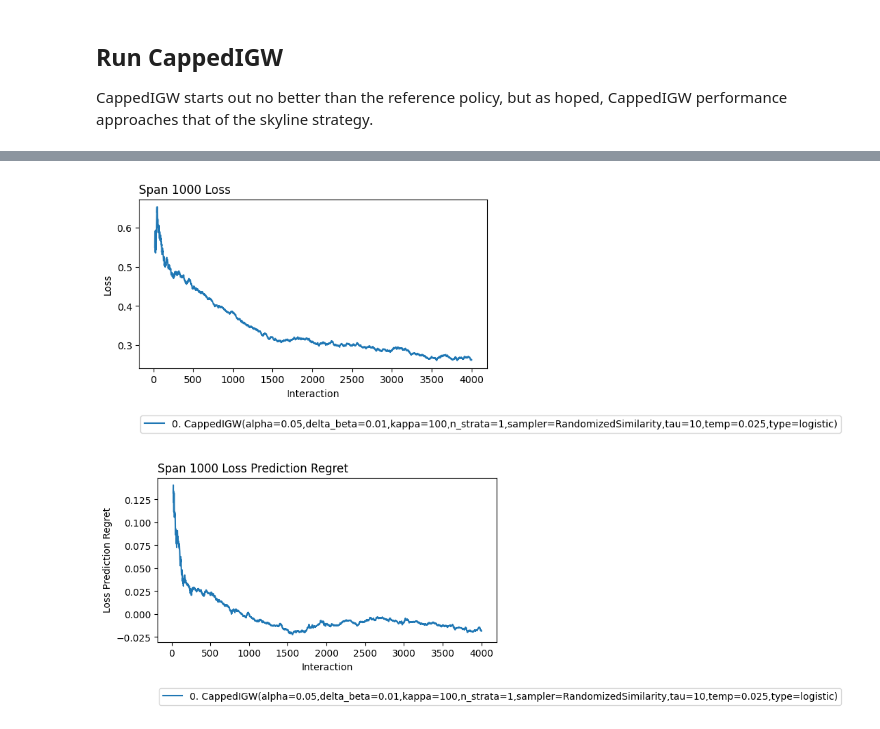
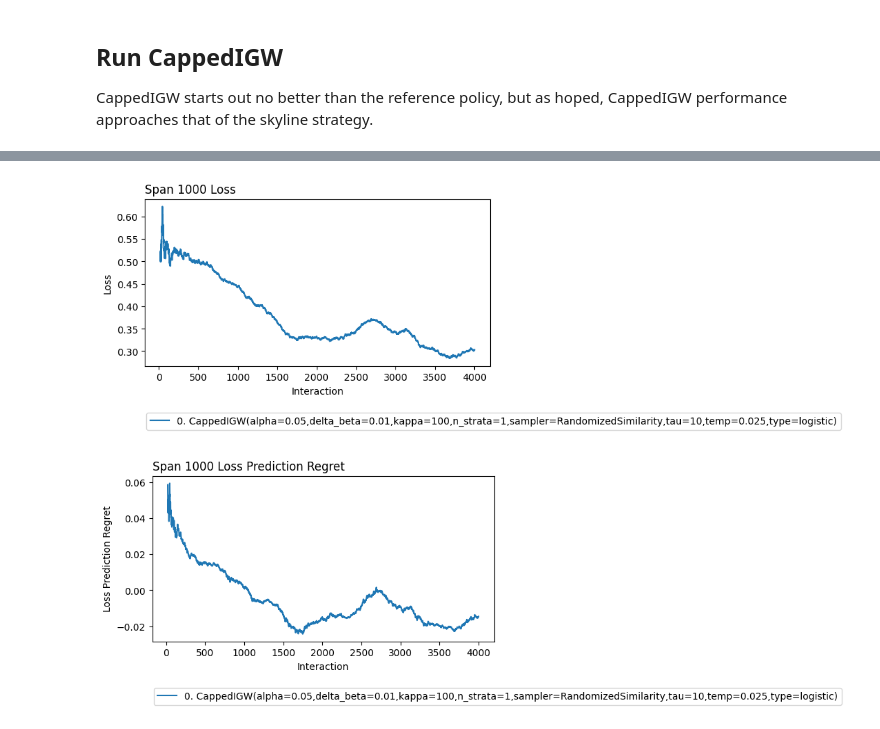
Before and after one commit to mrucker/onoff_experiments, a Jupyter notebook: demo/demo-example-selector.ipynb, the cells around one changed output, grey strips where cells are left out. Saved outputs shown, nothing was run; the diff lists cells and outputs as text; code cells hidden in the pictures.

```diff
--- a/demo/demo-example-selector.ipynb
+++ b/demo/demo-example-selector.ipynb
@@ -191,7 +193,8 @@ class MyLossPredictor(LossPredictor):
         with warnings.catch_warnings():
             warnings.filterwarnings('ignore')
             self.opt.step()
-            self.scheduler.step()
+            if self.scheduler:
+                self.scheduler.step()
 
         with torch.no_grad():
             y_av = self.y_sum/self.t
@@ -305,11 +308,10 @@ CappedIGW starts out no better than the reference policy, but as hoped, CappedIG
 import numpy
 import torch
 import coba
+import cocob
 from LetCatEnvironment import LetCatEnvironment
 from CappedIGW import CappedIGW
 
-lr = 1e-1
-tzero = 10
 gamma_tzero = 1e-4
 batch_size = 4
 n_batches = 1_000
@@ -321,8 +323,8 @@ rs_025_30 = RandomizedSimilarity(embedder, examples, ex_embeddings, batch_size=3
 
 fhat = MyLossPredictor(
     set_size=3,
-    opt_factory=lambda params: torch.optim.Adam(params,lr=lr),
-    sched_factory=lambda opt: torch.optim.lr_scheduler.LambdaLR(opt, lr_lambda=lambda t:(1+t/tzero)**(-.5))
+    opt_factory=lambda params: cocob.COCOB(params),
+    sched_factory=lambda opt: None,
 )
 
 env = coba.Environments(letcat).take(n_batches*batch_size).batch(batch_size)
@@ -344,2 +346,2 @@ result.where(learner_id=len(lrn)-1).plot_learners(y='loss_prediction_regret',xli
-[figure, old version]
+[figure, new version]
-[figure, old version]
+[figure, new version]
```
Also changed, not shown: parts of 2 cells of this notebook.
